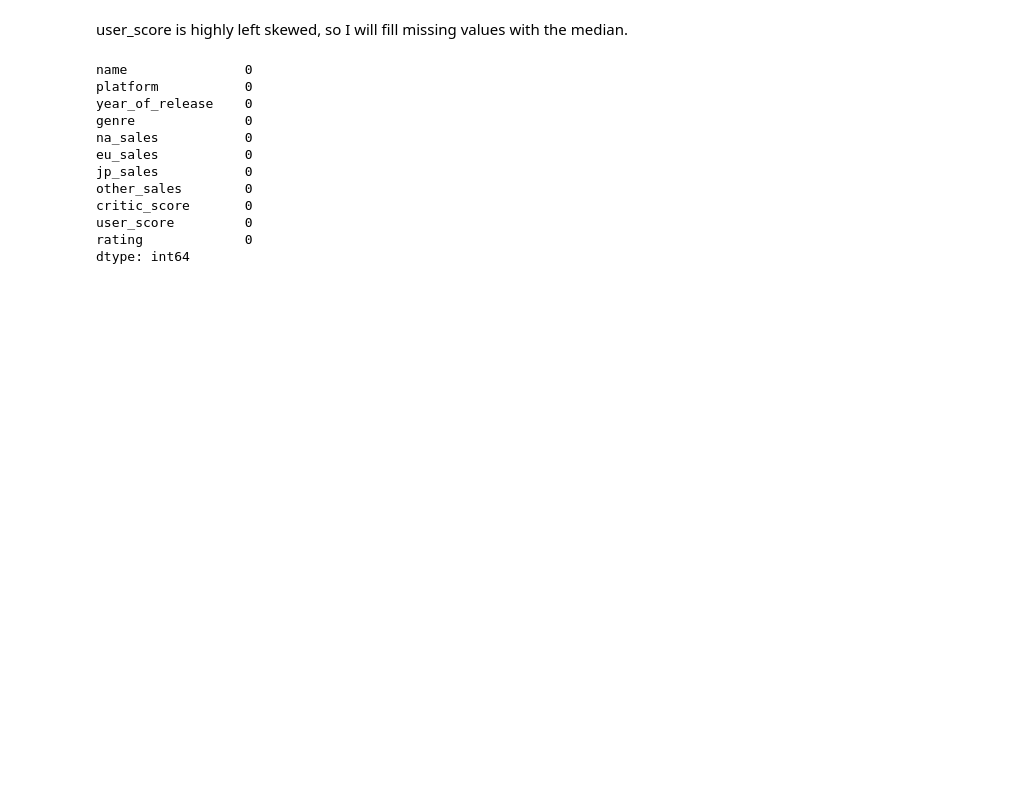
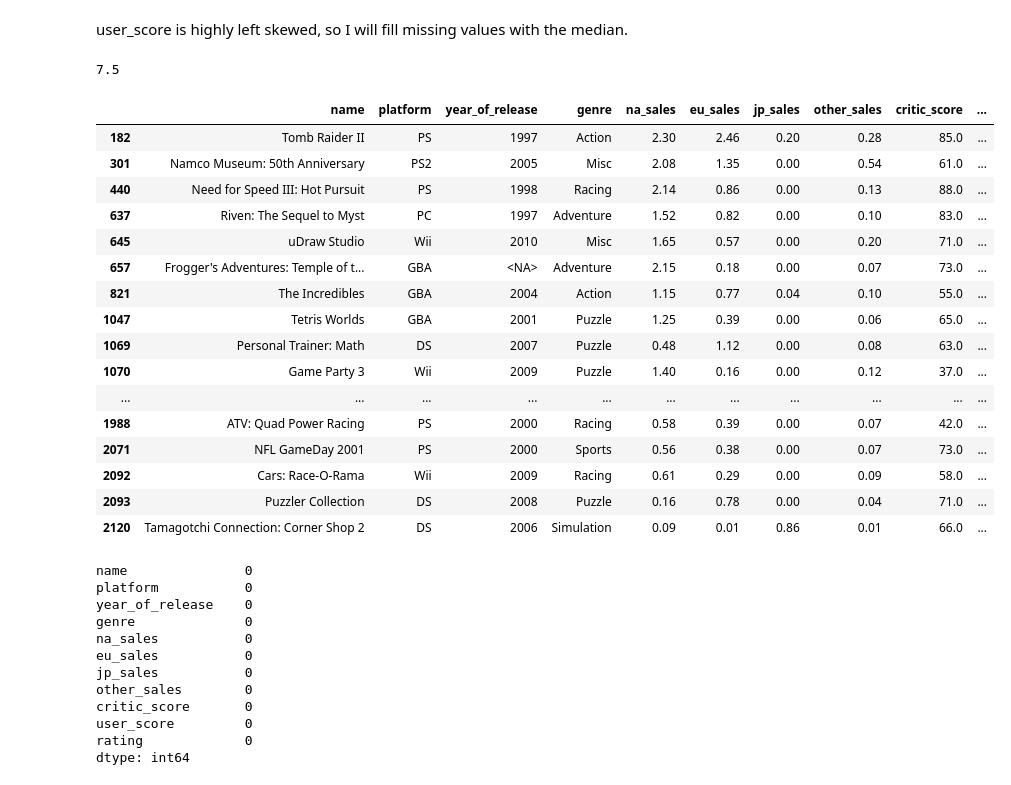
Before and after one commit to kellyshreeve/Forecasting-Global-Video-Game-Preference, a Jupyter notebook: Data Analysis.ipynb, the cells around one changed output. Cells and saved outputs as stored; diff of their text form; code cells hidden in the pictures; blank space fills up the shorter version.

```diff
--- a/Data Analysis.ipynb
+++ b/Data Analysis.ipynb
@@ -223,3 +241,0 @@ vg['genre'] = vg['genre'].fillna('unknown')
-# %%
-# Fill missing rating values with unkown
-vg['rating'] = vg['rating'].fillna('unknown')
@@ -238,3 +241,0 @@ year_of_release is highly left-skewed, so I will replace the missing values with
-# %%
-# Replace missing values of year_of_release with the median
-vg['year_of_release'] = vg['year_of_release'].fillna(vg['year_of_release'].median())
@@ -240,0 +297,21 @@ vg['year_of_release'] = vg['year_of_release'].fillna(vg['year_of_release'].media
+# %%
+# Fill rows missing rating and only critic_score or user_score or neither with 'unknown'
+vg['rating'] = vg['rating'][(vg['rating'].isna()) & ((vg['user_score'].notna()) | (vg['critic_score'].notna()))].fillna('unknown')
+# vg['rating'] = vg['rating'][(vg['rating'].isna()) & (vg['user_score'].isna()) & (vg['critic_score'].notna())].fillna('unknown')
+# vg['rating'] = vg['rating'][(vg['rating'].isna()) & (vg['user_score'].notna()) & (vg['critic_score'].notna())].fillna('unknown')
+
+display(vg[vg['rating']=='unknown'])
+
+display(vg[(vg['rating'].isna()) & (vg['user_score'].isna()) & (vg['critic_score'].notna())])
+
+display(vg[(vg['rating']=='unknown') & ((vg['user_score'].notna()) | (vg['critic_score'].notna()))])
+
+display(vg[(vg['rating'].isna()) & (vg['user_score'].notna()) & (vg['critic_score'].isna())])
+
+display(vg[(vg['rating']=='unknown') & (vg['user_score'].isna()) & (vg['critic_score'].notna())])
+
+display(vg[(vg['rating']=='unknown') & (vg['user_score'].notna()) & (vg['critic_score'].isna())])
+
+display(vg[(vg['rating']=='unknown') & (vg['user_score'].isna()) & (vg['critic_score'].isna())])
+
+print(len(vg[vg['rating']=='unknown']))
@@ -250,9 +384,6 @@ cs_hist.update_layout({
 cs_hist.show()
 # %% [markdown]
 critic_score is left-skewed, so I will fill missing values with the median.
-# %%
-# Fill critic_score nan with median
-vg['critic_score'] = vg['critic_score'].fillna(vg['critic_score'].median())
 # %%
 # Check distribution of user_score
 us_hist = px.histogram(vg, x='user_score', title='User Score')
@@ -265,9 +396,33 @@ us_hist.update_layout({
 us_hist.show()
 # %% [markdown]
 user_score is highly left skewed, so I will fill missing values with the median.
+# %%
+print(vg['user_score'].median())
+# %% [output]
+7.5
 # %%
-# Fill user_score nan with median
-vg['user_score'] = vg['user_score'].fillna(vg['user_score'].median())
+# Fill rows missing user_score and not missing critic_score with median of user_score
+vg['user_score'] = vg['user_score'][(vg['user_score'].isna()) & (vg['critic_score'].notna())].fillna(vg['user_score'].median())
+
+display(vg[vg['user_score']==vg['user_score'].median()].head(30))
+# %% [output]
+|  | name | platform | year_of_release | genre | na_sales | eu_sales | jp_sales | other_sales | critic_score | ... |
+| 182 | Tomb Raider II | PS | 1997 | Action | 2.30 | 2.46 | 0.20 | 0.28 | 85.0 | ... |
+| 301 | Namco Museum: 50th Anniversary | PS2 | 2005 | Misc | 2.08 | 1.35 | 0.00 | 0.54 | 61.0 | ... |
+| 440 | Need for Speed III: Hot Pursuit | PS | 1998 | Racing | 2.14 | 0.86 | 0.00 | 0.13 | 88.0 | ... |
+| 637 | Riven: The Sequel to Myst | PC | 1997 | Adventure | 1.52 | 0.82 | 0.00 | 0.10 | 83.0 | ... |
+| 645 | uDraw Studio | Wii | 2010 | Misc | 1.65 | 0.57 | 0.00 | 0.20 | 71.0 | ... |
+| 657 | Frogger's Adventures: Temple of t... | GBA | <NA> | Adventure | 2.15 | 0.18 | 0.00 | 0.07 | 73.0 | ... |
+| 821 | The Incredibles | GBA | 2004 | Action | 1.15 | 0.77 | 0.04 | 0.10 | 55.0 | ... |
+| 1047 | Tetris Worlds | GBA | 2001 | Puzzle | 1.25 | 0.39 | 0.00 | 0.06 | 65.0 | ... |
+| 1069 | Personal Trainer: Math | DS | 2007 | Puzzle | 0.48 | 1.12 | 0.00 | 0.08 | 63.0 | ... |
+| 1070 | Game Party 3 | Wii | 2009 | Puzzle | 1.40 | 0.16 | 0.00 | 0.12 | 37.0 | ... |
+| ... | ... | ... | ... | ... | ... | ... | ... | ... | ... | ... |
+| 1988 | ATV: Quad Power Racing | PS | 2000 | Racing | 0.58 | 0.39 | 0.00 | 0.07 | 42.0 | ... |
+| 2071 | NFL GameDay 2001 | PS | 2000 | Sports | 0.56 | 0.38 | 0.00 | 0.07 | 73.0 | ... |
+| 2092 | Cars: Race-O-Rama | Wii | 2009 | Racing | 0.61 | 0.29 | 0.00 | 0.09 | 58.0 | ... |
+| 2093 | Puzzler Collection | DS | 2008 | Puzzle | 0.16 | 0.78 | 0.00 | 0.04 | 71.0 | ... |
+| 2120 | Tamagotchi Connection: Corner Shop 2 | DS | 2006 | Simulation | 0.09 | 0.01 | 0.86 | 0.01 | 66.0 | ... |
 # %%
 # Check that all missing values have been filled
 vg.isna().sum()
```
Also changed, not shown: parts of 15 cells of this notebook.
